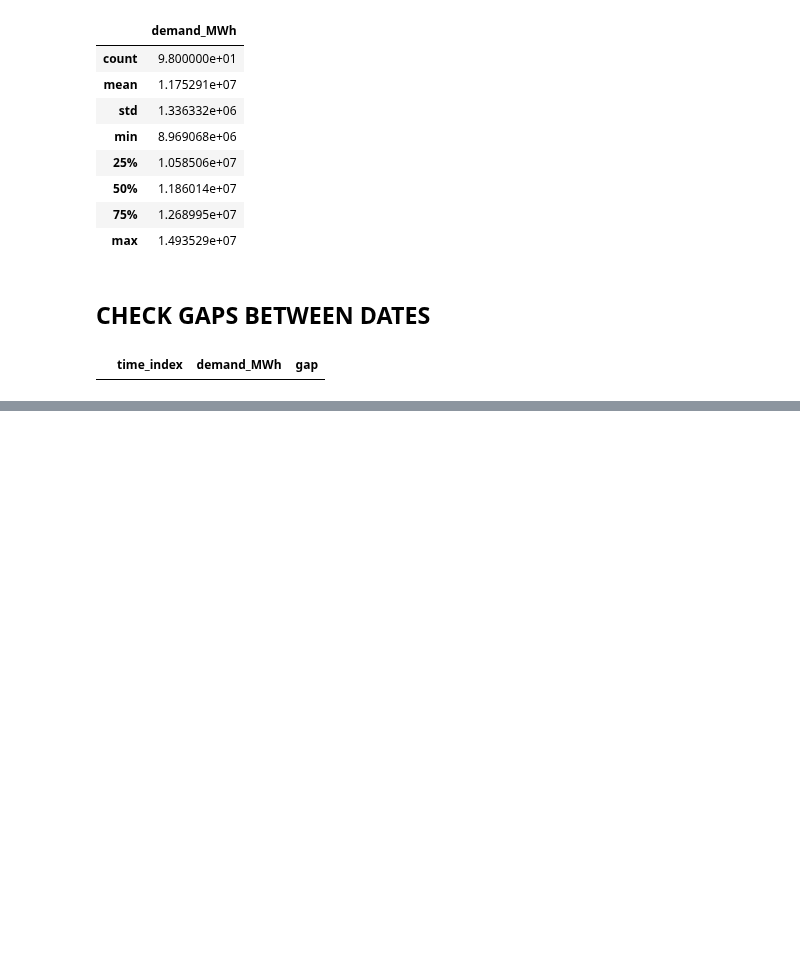
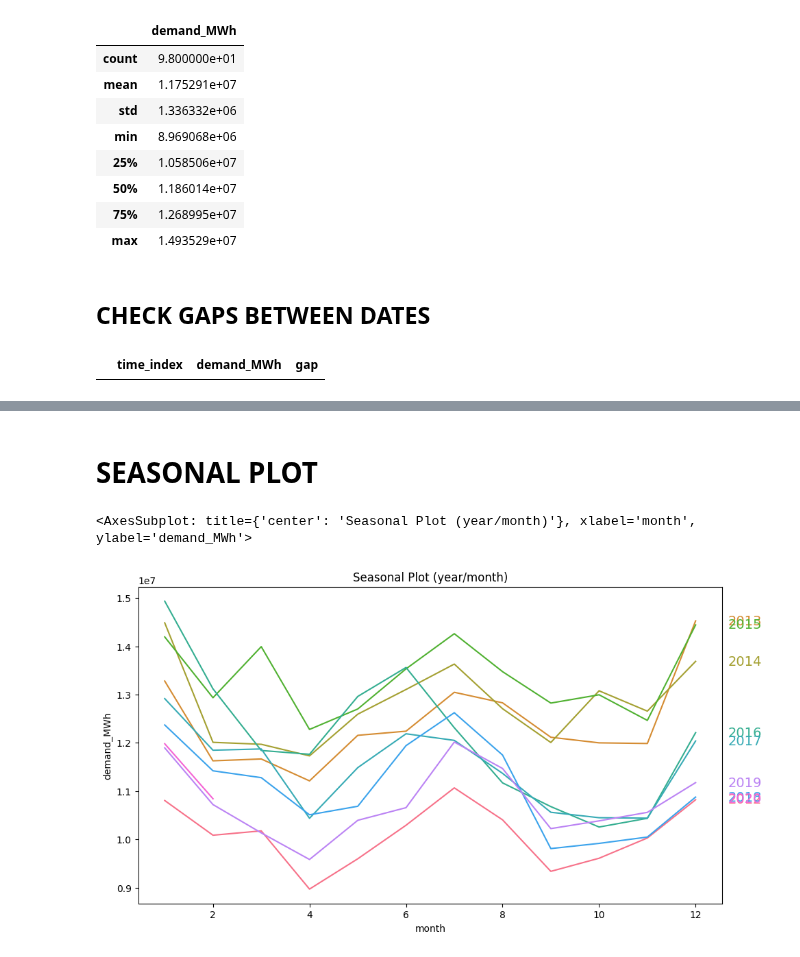
Before and after one commit to tomashbk/electric_energy_demand_argentina, a Jupyter notebook: eda.ipynb, the cells around one changed output, grey strips where cells are left out. Drawn from its saved outputs; the diff is of its cells as text; code cells hidden in the pictures; blank space fills up the shorter version.

```diff
--- a/eda.ipynb
+++ b/eda.ipynb
@@ -64,0 +50,19 @@ df_time_series.plot()
+# %% [markdown]
+# SEASONAL PLOT
+# %%
+df_time_series['four_months_period'] = (utils.four_months_period(df_time_series.index))
+df_time_series['six_months_period'] = (utils.six_months_period(df_time_series.index))
+# days within a week
+# X["day"] = X.index.dayofweek  # the x-axis (freq)
+# X["week"] = X.index.week  # the seasonal period (period)
+df_time_series["year"] = df_time_series.index.year  # the x-axis (freq)
+df_time_series["month"] = df_time_series.index.month  # the seasonal period (period)
+df_time_series["quarter"] = df_time_series.index.quarter  # the seasonal period (period)
+
+# days within a year
+
+fig, ax = plt.subplots(figsize=(11, 6))
+utils.seasonal_plot(df_time_series, y="demand_MWh", period="year", freq="month", ax=ax)
+# %% [output]
+<AxesSubplot: title={'center': 'Seasonal Plot (year/month)'}, xlabel='month', ylabel='demand_MWh'>
+[figure, added]
```
Also changed, not shown: parts of 10 cells of this notebook, 3 other files.
